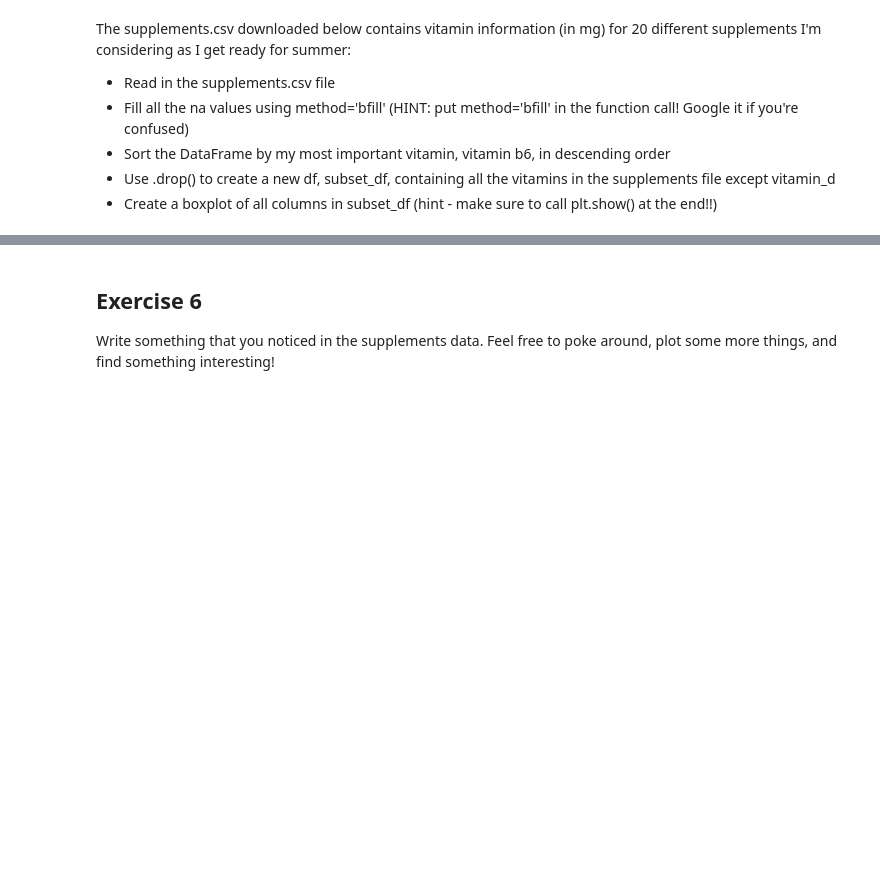
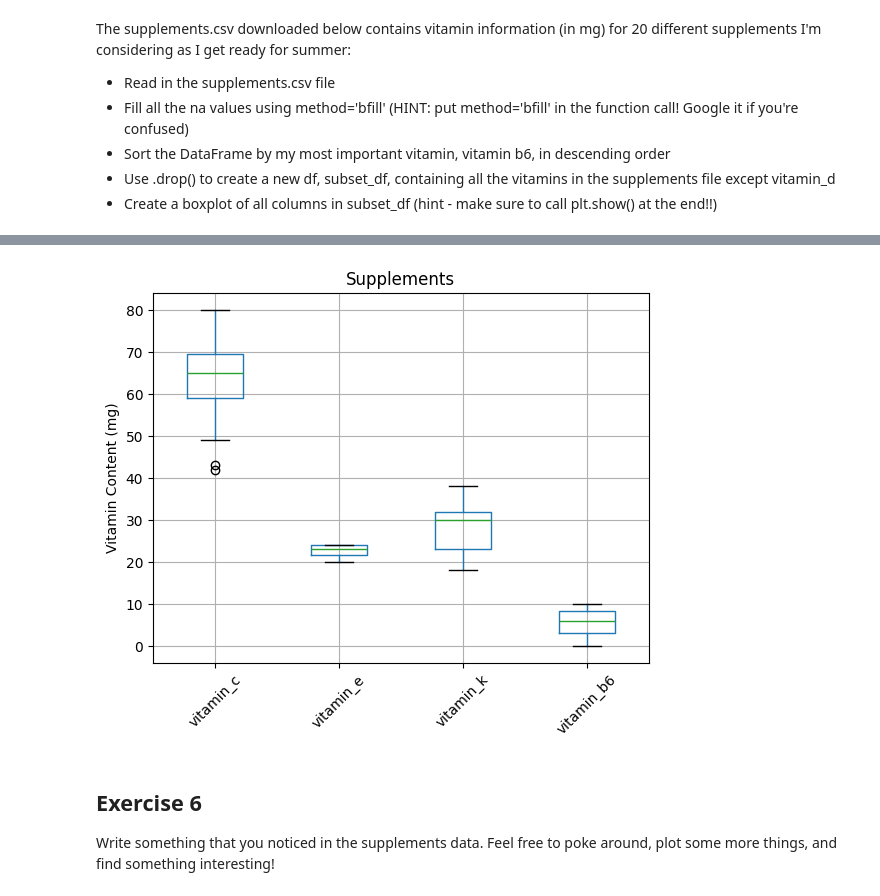
Before and after one commit to corbe19/CS180, a Jupyter notebook: 03_pandas.ipynb, the cells around one changed output, grey strips where cells are left out. Drawn from its saved outputs; the diff is of its cells as text; code cells hidden in the pictures; blank space fills up the shorter version.

```diff
--- a/03_pandas.ipynb
+++ b/03_pandas.ipynb
@@ -264,3 +269,20 @@ The supplements.csv downloaded below contains vitamin information (in mg) for 20
+# %%
+#Enter your code in here for question #5
+supps = pd.read_csv("https://raw.githubusercontent.com/porterjenkins/CS180/main/data/supplements.csv")
+
+supps.fillna(method='bfill', inplace=True)
+
+supps.sort_values('vitamin_b6', ascending=False)
+
+subset_df = supps.drop('vitamin_d', axis=1)
+
+subset_df.boxplot()
+plt.title("Supplements")
+plt.ylabel("Vitamin Content (mg)")
+plt.xticks(rotation=45)
+plt.show()
+# %% [output]
+[figure, added]
 # %% [markdown]
 ## Exercise 6
 Write something that you noticed in the supplements data. Feel free to poke around, plot some more things, and find something interesting!
```
Also changed, not shown: parts of 4 cells of this notebook.
